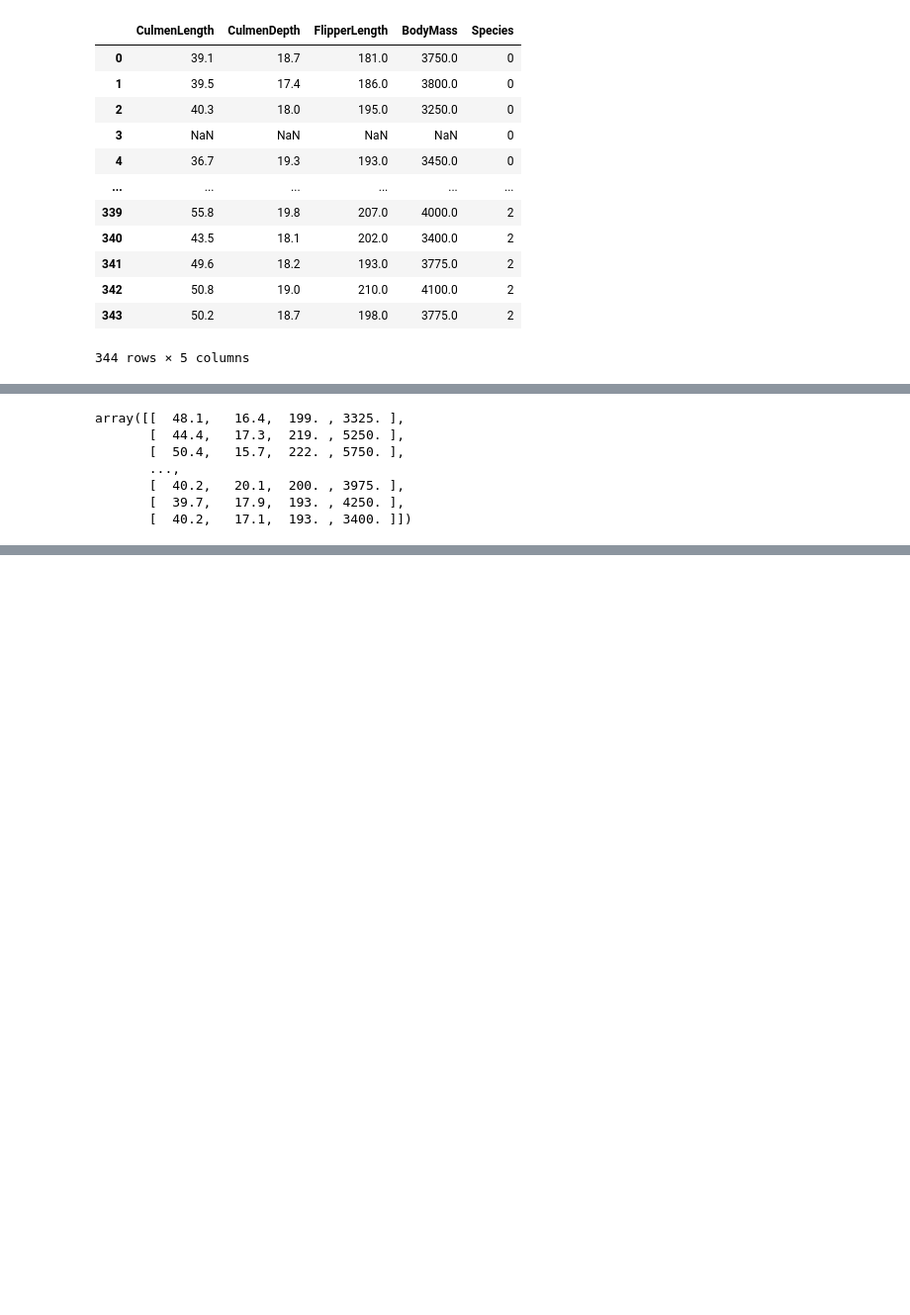
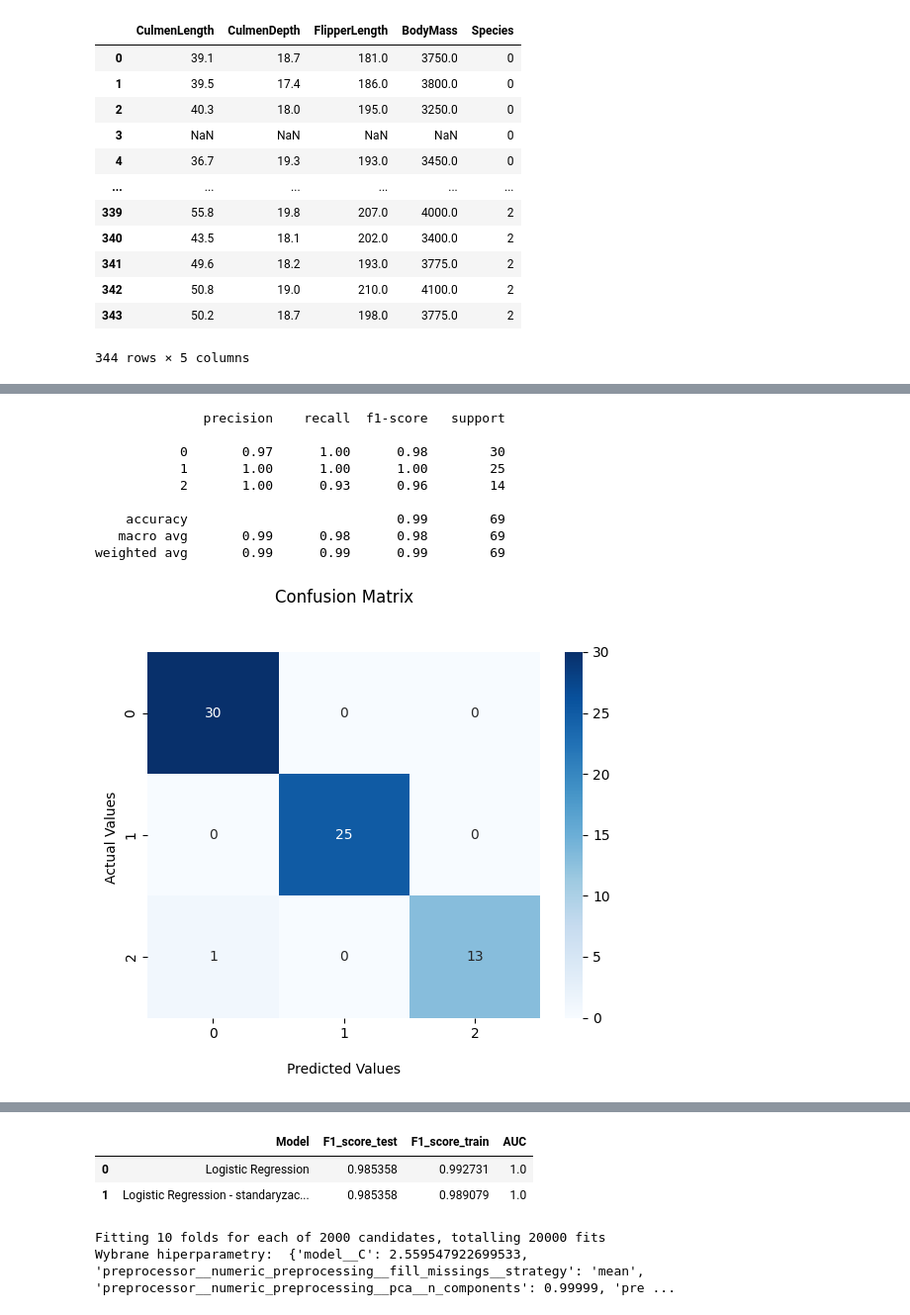
Before and after one commit to KenZooo11/m15.5, a Jupyter notebook: Untitled.ipynb, the cells around one changed output, grey strips where cells are left out. Shown at 99% size. Saved outputs shown, nothing was run; the diff lists cells and outputs as text; code cells hidden in the pictures; blank space fills up the shorter version.

```diff
--- a/Untitled.ipynb
+++ b/Untitled.ipynb
@@ -71,20 +162,28 @@ dtype: float64
 # %%
 # przygotowanie wartości numerycznych
 num_preparation = Pipeline(steps=[
-    ('fill_missings', SimpleImputer(strategy='mean'))
+    ('fill_missings', SimpleImputer(strategy='mean')),
+    ('polynomial_features', PolynomialFeatures(degree=3)),
+    ('scaler_1', StandardScaler()),
+    ('pca', PCA(n_components=0.95)),
+    ('scaler_2', StandardScaler())
 ])
-
-# transformer = wartości numeryczne oraz kategoryczne
+# transformer = wartości numeryczne ;)
 data_preparation = ColumnTransformer(transformers=[
     ('numeric_preprocessing', num_preparation, num_features)
 ])
-
-data_preparation.fit_transform(X_train)
+model_pipeline_v2 = Pipeline(steps=[('preprocessor', data_preparation),
+                                    ('model', LogisticRegression(max_iter=10000))])
+model_pipeline_v2.fit(X_train, y_train)
+calculate_metrics(model_pipeline_v2, 'Logistic Regression - standaryzacja i PCA', X_test, y_test, X_train, y_train)
 # %% [output]
-array([[  48.1,   16.4,  199. , 3325. ],
-       [  44.4,   17.3,  219. , 5250. ],
-       [  50.4,   15.7,  222. , 5750. ],
-       ...,
-       [  40.2,   20.1,  200. , 3975. ],
-       [  39.7,   17.9,  193. , 4250. ],
-       [  40.2,   17.1,  193. , 3400. ]])
+              precision    recall  f1-score   support
+
+           0       0.97      1.00      0.98        30
+           1       1.00      1.00      1.00        25
+           2       1.00      0.93      0.96        14
+
+    accuracy                           0.99        69
+   macro avg       0.99      0.98      0.98        69
+weighted avg       0.99      0.99      0.99        69
+[figure, added]
@@ -90,0 +191,3 @@ array([[  48.1,   16.4,  199. , 3325. ],
+|  | Model | F1_score_test | F1_score_train | AUC |
+| 0 | Logistic Regression | 0.985358 | 0.992731 | 1.0 |
+| 1 | Logistic Regression - standaryzac... | 0.985358 | 0.989079 | 1.0 |
@@ -166,3 +195,18 @@ model_pipeline_v2.fit(X_train, y_train)
 model_pipeline_v3 = Pipeline(steps=[('preprocessor', data_preparation),
                                     ('model', LogisticRegression(max_iter=10000))])
+# %%
+params = {
+    'preprocessor__numeric_preprocessing__fill_missings__strategy': ['mean', 'median'],
+    'preprocessor__numeric_preprocessing__polynomial_features__degree': [1, 2, 3, 4],
+    'preprocessor__numeric_preprocessing__pca__n_components': [0.85, 0.90, 0.95, 0.99, 0.99999],
+    'model__C': np.logspace(-4, 4, 50)
+}
+
+grid_search = GridSearchCV(model_pipeline_v3, params, cv=10, n_jobs=-1, verbose=10, scoring='f1_macro')
+grid_search.fit(X_train, y_train)
+print('Wybrane hiperparametry: ', grid_search.best_params_)
+model_v3 = grid_search.best_estimator_
+# %% [output]
+Fitting 10 folds for each of 2000 candidates, totalling 20000 fits
+Wybrane hiperparametry:  {'model__C': 2.559547922699533, 'preprocessor__numeric_preprocessing__fill_missings__strategy': 'mean', 'preprocessor__numeric_preprocessing__pca__n_components': 0.99999, 'pre ...
 # %%
```
Also changed, not shown: parts of 13 cells of this notebook.
